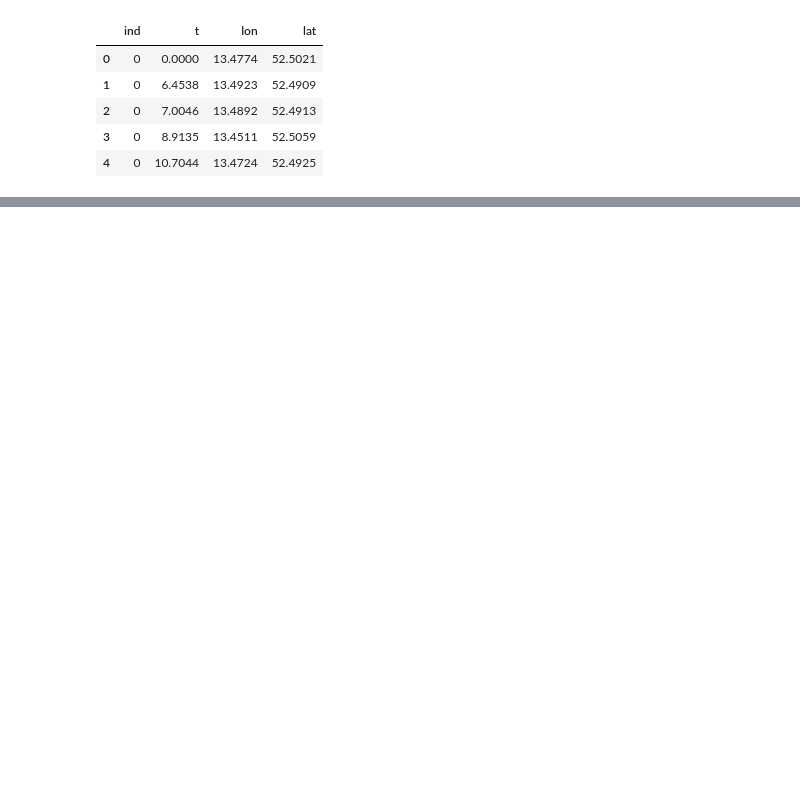
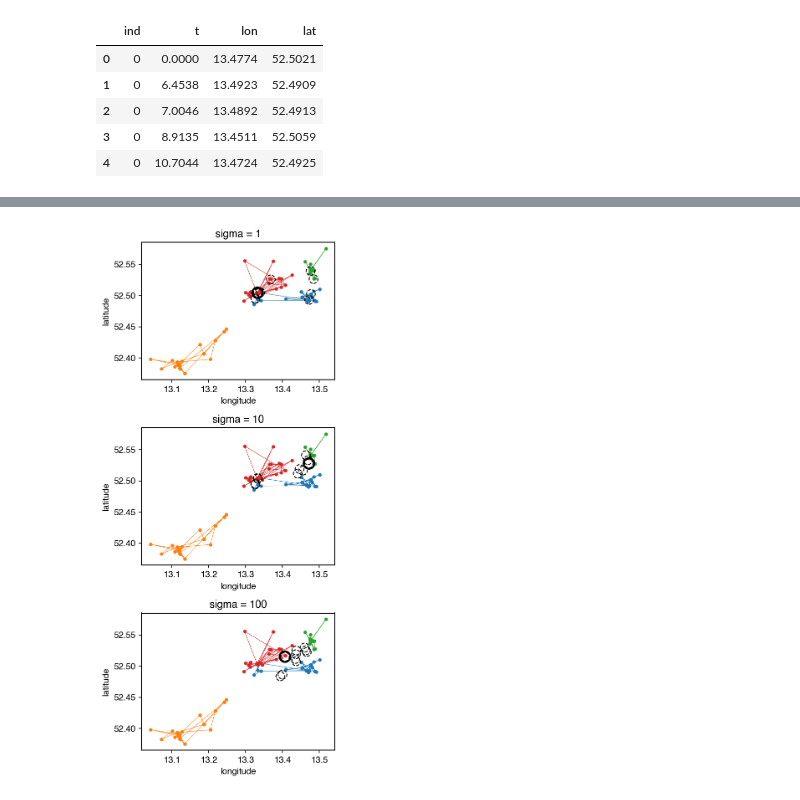
Before and after one commit to franksh/outbreak-detection, a Jupyter notebook: notebooks/1_inference_example.ipynb, the cells around one changed output, grey strips where cells are left out. Saved outputs shown, nothing was run; the diff lists cells and outputs as text; code cells hidden in the pictures; blank space fills up the shorter version.

```diff
--- a/notebooks/1_inference_example.ipynb
+++ b/notebooks/1_inference_example.ipynb
@@ -113,0 +102,14 @@ Hello
+# %%
+sigmas = [1,10,100]
+fig, axes = plt.subplots(3,1, figsize=(4,9))
+
+for sigma, ax in zip(sigmas, axes):
+
+    inference = Inference(GAUSS_SIGMA=sigma, MAX_NEIGHBORHOOD_SIZE_KM=1)
+    origins = inference.find_outbreak_origins(sample_trajectories)
+    plot_result(sample_trajectories, origins, n_origins=10, ax=ax, legend=False)
+    ax.set_title('sigma = {}'.format(sigma))
+plt.tight_layout()
+plt.show()
+# %% [output]
+[figure, added]
```
Also changed, not shown: parts of 24 cells of this notebook.
